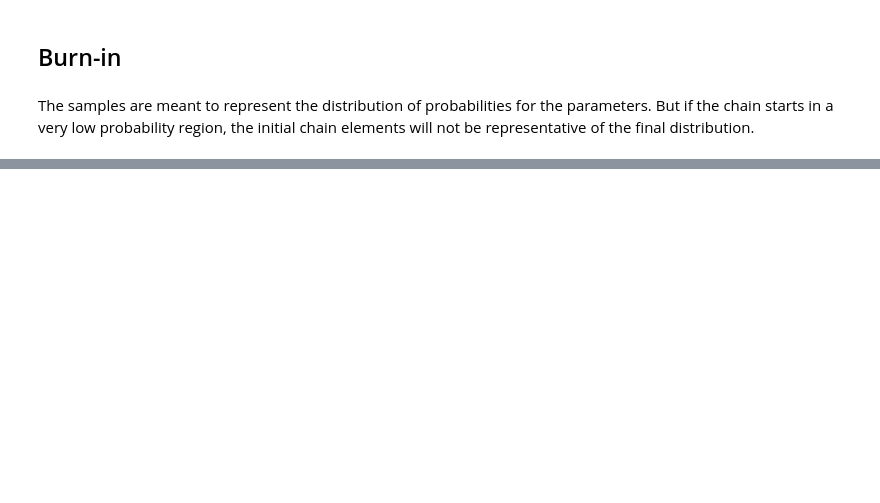
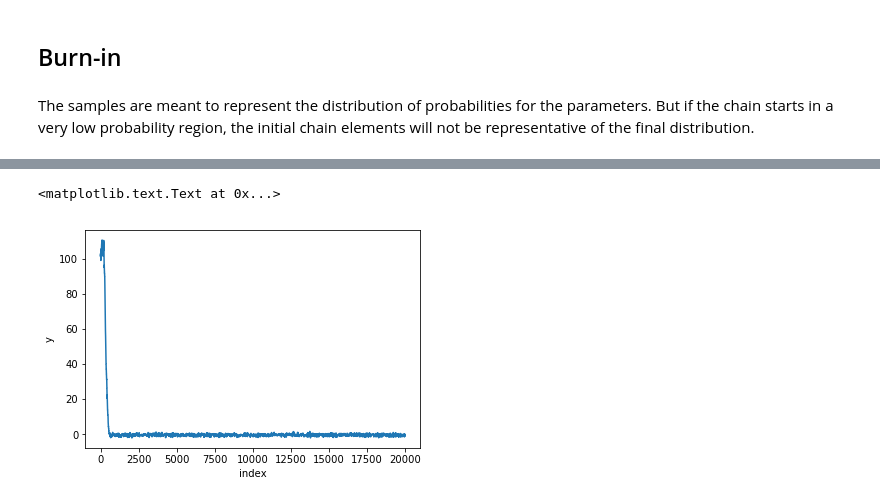
Before and after one commit to dparkins/MCMC-chain-analysis, a Jupyter notebook: MCMC_chain_analysis.ipynb, the cells around one changed output, grey strips where cells are left out. Cells and saved outputs as stored; diff of their text form; code cells hidden in the pictures; blank space fills up the shorter version.

```diff
--- a/MCMC_chain_analysis.ipynb
+++ b/MCMC_chain_analysis.ipynb
@@ -59,0 +62,7 @@ plt.plot(index,chain[:,0])
+# %%
+plt.plot(index,chain[:,1])
+plt.xlabel('index')
+plt.ylabel('y')
+# %% [output]
+<matplotlib.text.Text at 0x...>
+[figure, added]
```
Also changed, not shown: parts of 10 cells of this notebook.
